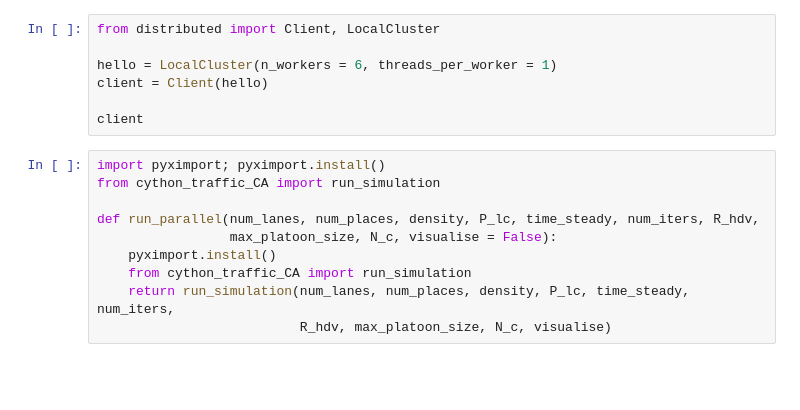
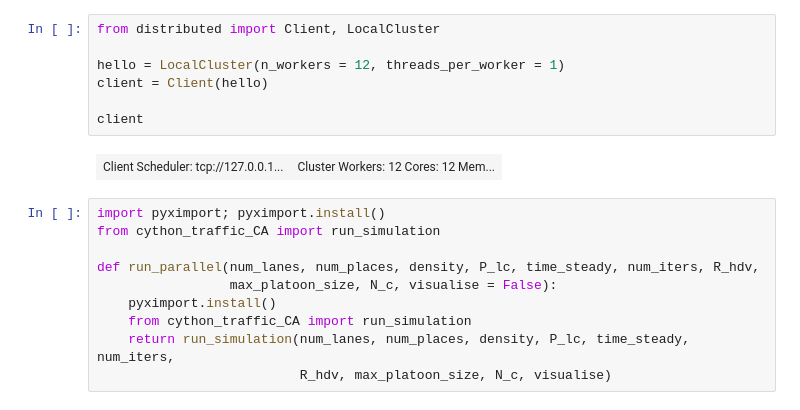
Before and after one commit to CFDcypher/Traffic_CA, a Jupyter notebook: Traffic_cython_parallel.ipynb, the cells around one changed output. Drawn from its saved outputs; the diff is of its cells as text; blank space fills up the shorter version.

```diff
--- a/Traffic_cython_parallel.ipynb
+++ b/Traffic_cython_parallel.ipynb
@@ -1,10 +1,12 @@
 # %%
 from distributed import Client, LocalCluster
 
-hello = LocalCluster(n_workers = 6, threads_per_worker = 1)
+hello = LocalCluster(n_workers = 12, threads_per_worker = 1)
 client = Client(hello)
 
 client
+# %% [output]
+| Client Scheduler: tcp://127.0.0.1... | Cluster Workers: 12 Cores: 12 Mem... |
 # %%
 import pyximport; pyximport.install()
 from cython_traffic_CA import run_simulation
```
Also changed, not shown: parts of 3 cells of this notebook, 16 other files.
